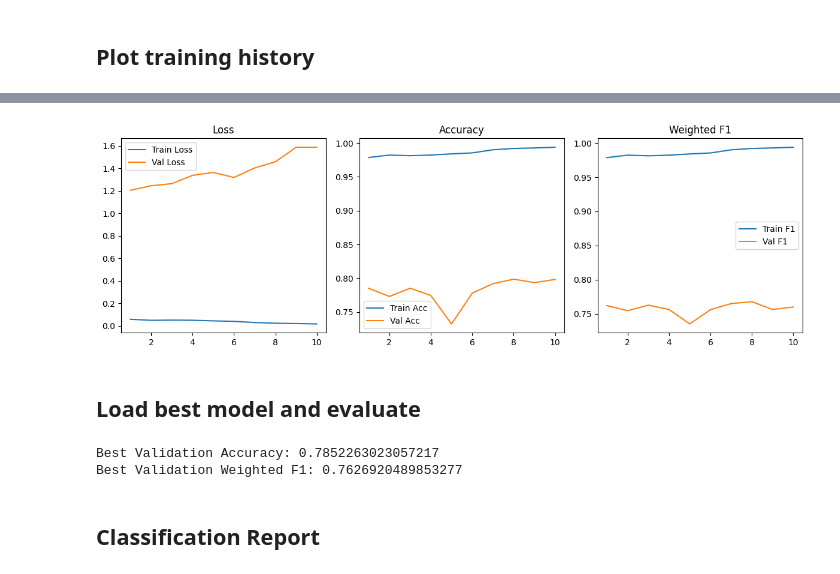
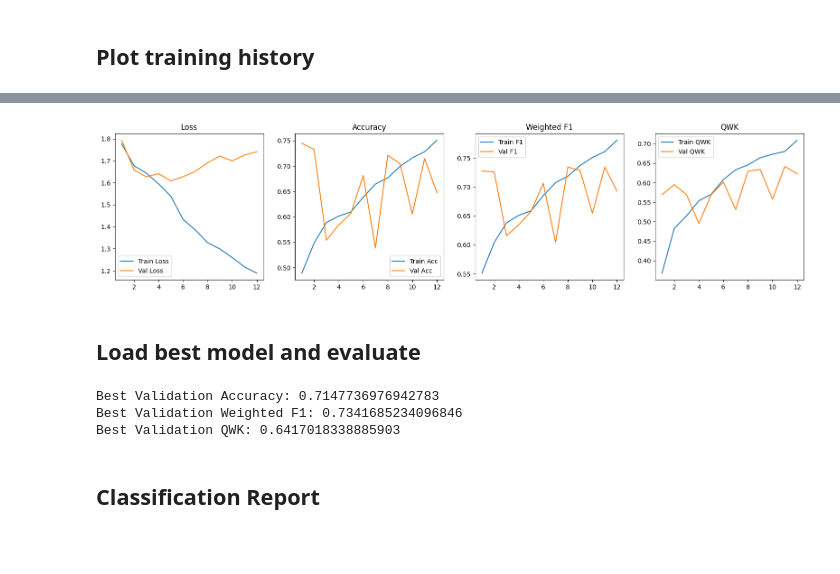
Before and after one commit to Tempest-Kohaku/Diabetic-Retinopathy-Grading-Group-34, a Jupyter notebook: AML Data Preprocessing.ipynb, the cells around one changed output, grey strips where cells are left out. Cells and saved outputs as stored; diff of their text form; code cells hidden in the pictures; blank space fills up the shorter version.

Commit message:
Used CrossEntropy instead of WeightedRandomSampler
Also added QWK chart and many more.

```diff
--- a/AML Data Preprocessing.ipynb
+++ b/AML Data Preprocessing.ipynb
@@ -180,17 +182,13 @@ val_dataset = DRDataset(val_df, transform=val_transform)
 ## Handling Class Imbalance
 Ref: <href>https://www.geeksforgeeks.org/deep-learning/handling-class-imbalance-in-pytorch/</href>
 # %%
-class_counts = train_df["level"].value_counts().sort_index().values
-class_weights = 1.0 / class_counts
-sample_weights = train_df["level"].map(lambda x: class_weights[x]).values
+class_counts = train_df["level"].value_counts().sort_index().reindex(range(NUM_CLASSES), fill_value=0).values
+print("Class counts:", class_counts)
 
-sampler = WeightedRandomSampler(
-    weights = torch.DoubleTensor(sample_weights),
-    num_samples = len(sample_weights),
-    replacement = True
-)
+class_weights = len(train_df) / (NUM_CLASSES * class_counts)
+class_weights = torch.tensor(class_weights, dtype=torch.float32).to(DEVICE)
+criterion = nn.CrossEntropyLoss(weight=class_weights)
 
-print("Class counts:", class_counts)
 print("Class weights:", class_weights)
 # %% [output]
 Class counts: [20648  1954  4234   698   566]
@@ -282,7 +281,7 @@ def train_one_epoch(model, loader, criterion, optimizer, scaler, device):
     all_preds = []
     all_labels = []
 
-    pbar = tqdm(loader, desc="Training", leave=True, ascii = True)
+    pbar = tqdm(loader, desc="Training", leave=False, dynamic_ncols=True)
 
     for images, labels in pbar:
         images = images.to(device, non_blocking=True)
@@ -304,7 +303,7 @@ def train_one_epoch(model, loader, criterion, optimizer, scaler, device):
         all_preds.extend(preds.detach().cpu().numpy())
         all_labels.extend(labels.detach().cpu().numpy())
 
-        pbar.set_postfix(loss=loss.item())
+        pbar.set_postfix(loss=f"{loss.item():.4f}")
 
     epoch_loss = running_loss / len(loader.dataset)
     epoch_acc = accuracy_score(all_labels, all_preds)
@@ -313,15 +312,15 @@ def train_one_epoch(model, loader, criterion, optimizer, scaler, device):
 
     return epoch_loss, epoch_acc, epoch_f1, epoch_qwk
 
-
 def validate_one_epoch(model, loader, criterion, device):
     model.eval()
     running_loss = 0.0
     all_preds = []
     all_labels = []
+    all_probs = []
 
     with torch.no_grad():
-        pbar = tqdm(loader, desc="Validation", leave=True, ascii = True)
+        pbar = tqdm(loader, desc="Validation", leave=False, dynamic_ncols=True)
 
         for images, labels in pbar:
             images = images.to(device, non_blocking=True)
@@ -331,18 +330,23 @@ def validate_one_epoch(model, loader, criterion, device):
                 outputs = model(images)
                 loss = criterion(outputs, labels)
 
+            probs = torch.softmax(outputs, dim=1)
+            preds = probs.argmax(dim=1)
+
             running_loss += loss.item() * images.size(0)
 
-            preds = outputs.argmax(dim=1)
+            all_probs.extend(probs.detach().cpu().numpy())
             all_preds.extend(preds.detach().cpu().numpy())
             all_labels.extend(labels.detach().cpu().numpy())
+
+            pbar.set_postfix(loss=f"{loss.item():.4f}")
 
     epoch_loss = running_loss / len(loader.dataset)
     epoch_acc = accuracy_score(all_labels, all_preds)
     epoch_f1 = f1_score(all_labels, all_preds, average="weighted")
     epoch_qwk = quadratic_weighted_kappa(all_labels, all_preds)
 
-    return epoch_loss, epoch_acc, epoch_f1, epoch_qwk, all_labels, all_preds
+    return epoch_loss, epoch_acc, epoch_f1, epoch_qwk, all_labels, all_preds, all_probs
 # %%
 history = {
     "train_loss": [],
@@ -522,45 +479,53 @@ Saved history to: /user/HS401/mn01409/Documents/Diabetic-Retinopathy-Grading-Gro
 # %%
 epochs = range(1, NUM_EPOCHS + 1)
 
-plt.figure(figsize=(12, 4))
+plt.figure(figsize=(16, 4))
 
-plt.subplot(1, 3, 1)
+plt.subplot(1, 4, 1)
 plt.plot(epochs, history["train_loss"], label="Train Loss")
 plt.plot(epochs, history["val_loss"], label="Val Loss")
 plt.title("Loss")
 plt.legend()
 
-plt.subplot(1, 3, 2)
+plt.subplot(1, 4, 2)
 plt.plot(epochs, history["train_acc"], label="Train Acc")
 plt.plot(epochs, history["val_acc"], label="Val Acc")
 plt.title("Accuracy")
 plt.legend()
 
-plt.subplot(1, 3, 3)
+plt.subplot(1, 4, 3)
 plt.plot(epochs, history["train_f1"], label="Train F1")
 plt.plot(epochs, history["val_f1"], label="Val F1")
 plt.title("Weighted F1")
 plt.legend()
 
+plt.subplot(1, 4, 4)
+plt.plot(epochs, history["train_qwk"], label="Train QWK")
+plt.plot(epochs, history["val_qwk"], label="Val QWK")
+plt.title("QWK")
+plt.legend()
+
 plt.tight_layout()
 plt.show()
 # %% [output]
-[figure, old version]
+[figure, new version]
 # %% [markdown]
 ## Load best model and evaluate
 # %%
-model.load_state_dict(torch.load(MODEL_SAVE_PATH, map_location = DEVICE))
+model.load_state_dict(torch.load(MODEL_SAVE_PATH, map_location=DEVICE))
 model.eval()
 
-val_loss, val_acc, val_f1, val_qwk, val_labels, val_preds = validate_one_epoch(
-        model, val_loader, criterion, DEVICE
-    )
+val_loss, val_acc, val_f1, val_qwk, val_labels, val_preds, val_probs = validate_one_epoch(
+    model, val_loader, criterion, DEVICE
+)
 
 print("Best Validation Accuracy:", val_acc)
 print("Best Validation Weighted F1:", val_f1)
+print("Best Validation QWK:", val_qwk)
 # %% [output]
-Best Validation Accuracy: 0.7852263023057217
-Best Validation Weighted F1: 0.7626920489853277
+Best Validation Accuracy: 0.7147736976942783
+Best Validation Weighted F1: 0.7341685234096846
+Best Validation QWK: 0.6417018338885903
 # %% [markdown]
 ## Classification Report
 # %%
```
Also changed, not shown: parts of 23 cells of this notebook.
